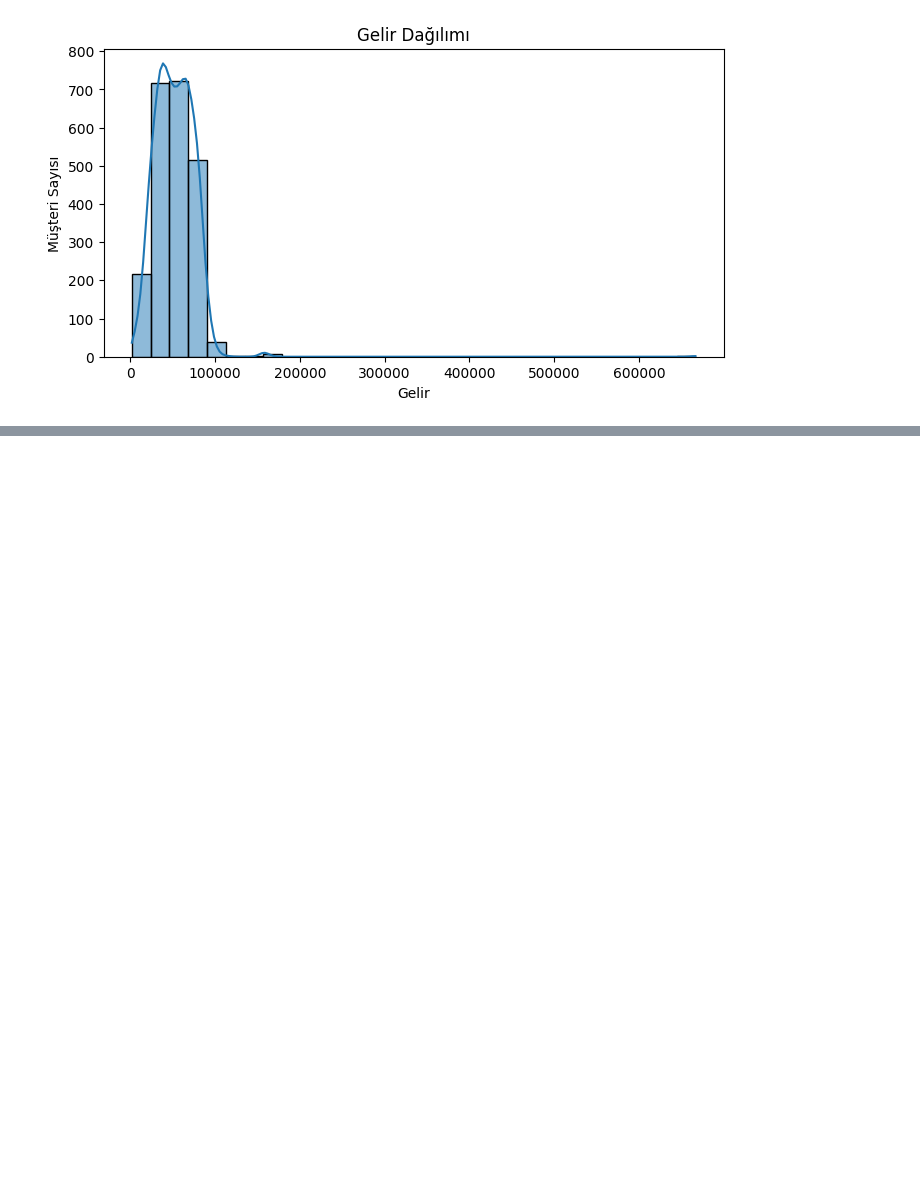
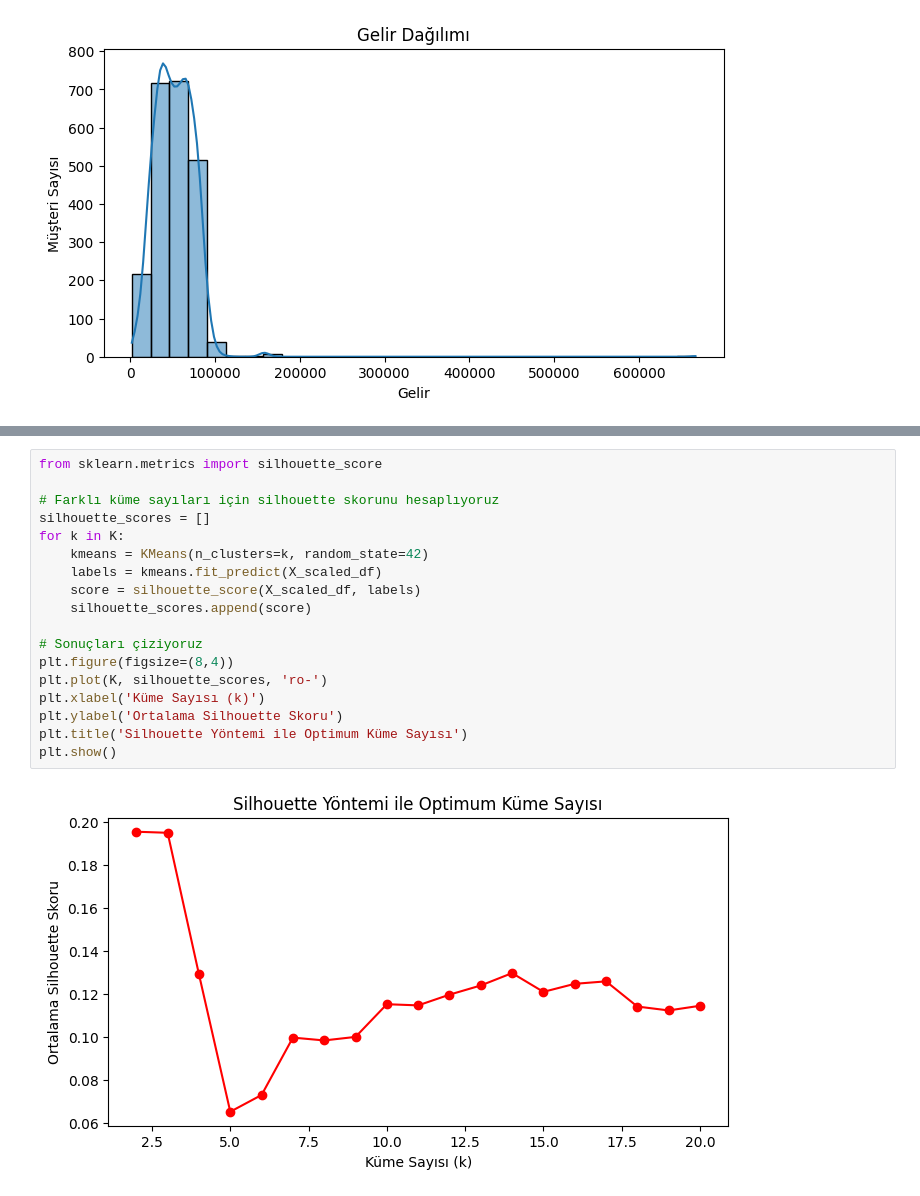
Before and after one commit to AliOlkac/CustomerSegmentation, a Jupyter notebook: Untitled.ipynb, the cells around one changed output, grey strips where cells are left out. Cells and saved outputs as stored; diff of their text form; blank space fills up the shorter version.

```diff
--- a/Untitled.ipynb
+++ b/Untitled.ipynb
@@ -137,0 +317,20 @@ plt.show()
+# %%
+from sklearn.metrics import silhouette_score
+
+# Farklı küme sayıları için silhouette skorunu hesaplıyoruz
+silhouette_scores = []
+for k in K:
+    kmeans = KMeans(n_clusters=k, random_state=42)
+    labels = kmeans.fit_predict(X_scaled_df)
+    score = silhouette_score(X_scaled_df, labels)
+    silhouette_scores.append(score)
+
+# Sonuçları çiziyoruz
+plt.figure(figsize=(8,4))
+plt.plot(K, silhouette_scores, 'ro-')
+plt.xlabel('Küme Sayısı (k)')
+plt.ylabel('Ortalama Silhouette Skoru')
+plt.title('Silhouette Yöntemi ile Optimum Küme Sayısı')
+plt.show()
+# %% [output]
+[figure, added]
```
Also changed, not shown: parts of 14 cells of this notebook, 1 other file.
